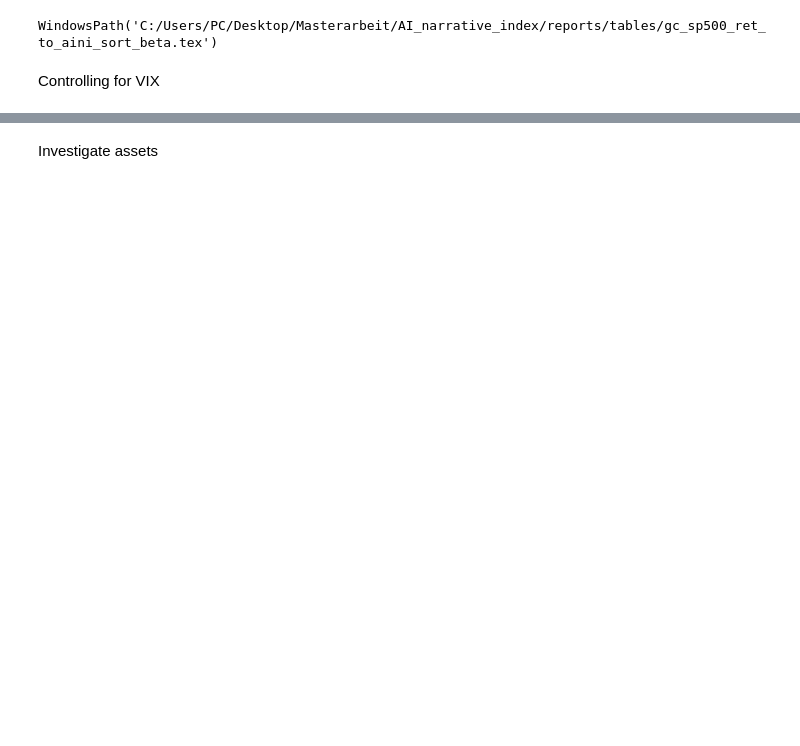
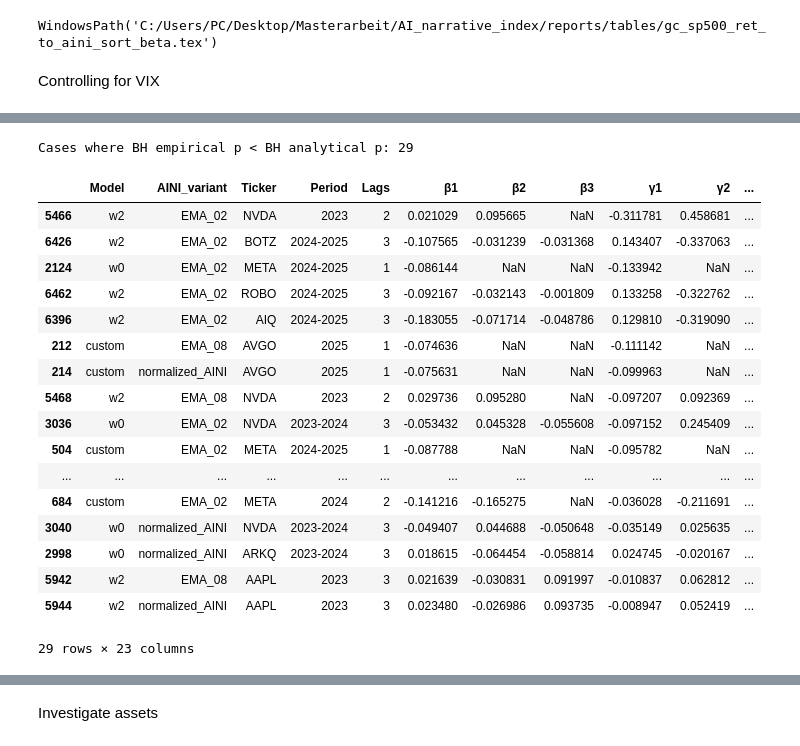
Before and after one commit to LarsIX/narrative_index, a Jupyter notebook: notebooks/analyse_gc_results.ipynb, the cells around one changed output, grey strips where cells are left out. Cells and saved outputs as stored; diff of their text form; code cells hidden in the pictures; blank space fills up the shorter version.

Commit message:
beautifying, optimizing, cleaning

```diff
--- a/notebooks/analyse_gc_results.ipynb
+++ b/notebooks/analyse_gc_results.ipynb
@@ -1323,0 +1643,34 @@ See the caveats in the documentation: https://pandas.pydata.org/pandas-docs/stab
+# %%
+# Drop all-NaN columns
+VIX_aini_to_ret_sig = VIX_aini_to_ret_sig.dropna(axis=1, how="all")
+
+# Collapse duplicate "γ1" columns into one Series
+g1_block = VIX_aini_to_ret_sig.loc[:, VIX_aini_to_ret_sig.columns == "γ1"]  # may be multiple cols
+γ1_series = (
+    g1_block.bfill(axis=1).iloc[:, 0]    # first non-null across dup γ1 cols
+    .pipe(pd.to_numeric, errors="coerce") # ensure numeric
+)
+
+# Add clean γ1, compute abs, sort, slice
+VIX_aini_to_ret_sig_sorted = (
+    VIX_aini_to_ret_sig
+    .assign(γ1_clean=γ1_series)
+    .assign(abs_γ1=lambda d: d["γ1_clean"].abs())
+    .sort_values("abs_γ1", ascending=False)
+)
+
+VIX_aini_to_ret_sig_sort_cut = VIX_aini_to_ret_sig_sorted.iloc[:20].drop(columns=["abs_γ1"])
+
+# Export LaTeX
+export_regression_table(
+    df=VIX_aini_to_ret_sig_sort_cut,
+    title="Granger-Causality, jointly significant results (AINI $\\to$ Returns, controlled for VIX).Top 20 Sorted by $\gamma_1$. \\textit{Source:} Own.",
+    output_filename="gc_vix_aini_to_ret_sort_Gamma_cut",
+    output_format="tex",
+    latex_env="tabular",
+    include_caption_label=True,
+    coef_digits=3,
+    p_digits=3,
+    tabcolsep_pt=2.0,
+    font_size_cmd="scriptsize",
+)
@@ -1323,0 +1720,28 @@ See the caveats in the documentation: https://pandas.pydata.org/pandas-docs/stab
+# %%
+VIX_aini_to_ret_sig_r2 = VIX_aini_to_ret_sig_sorted.copy()
+
+mask = VIX_aini_to_ret_sig_r2['BH empirical p'] < VIX_aini_to_ret_sig_r2['BH analytical p']
+df_higher_empirical = VIX_aini_to_ret_sig_r2[mask]
+
+print(f"Cases where BH empirical p < BH analytical p: {mask.sum()}")
+df_higher_empirical
+# %% [output]
+Cases where BH empirical p < BH analytical p: 29
+|  | Model | AINI_variant | Ticker | Period | Lags | β1 | β2 | β3 | γ1 | γ2 | ... |
+| 5466 | w2 | EMA_02 | NVDA | 2023 | 2 | 0.021029 | 0.095665 | NaN | -0.311781 | 0.458681 | ... |
+| 6426 | w2 | EMA_02 | BOTZ | 2024-2025 | 3 | -0.107565 | -0.031239 | -0.031368 | 0.143407 | -0.337063 | ... |
+| 2124 | w0 | EMA_02 | META | 2024-2025 | 1 | -0.086144 | NaN | NaN | -0.133942 | NaN | ... |
+| 6462 | w2 | EMA_02 | ROBO | 2024-2025 | 3 | -0.092167 | -0.032143 | -0.001809 | 0.133258 | -0.322762 | ... |
+| 6396 | w2 | EMA_02 | AIQ | 2024-2025 | 3 | -0.183055 | -0.071714 | -0.048786 | 0.129810 | -0.319090 | ... |
+| 212 | custom | EMA_08 | AVGO | 2025 | 1 | -0.074636 | NaN | NaN | -0.111142 | NaN | ... |
+| 214 | custom | normalized_AINI | AVGO | 2025 | 1 | -0.075631 | NaN | NaN | -0.099963 | NaN | ... |
+| 5468 | w2 | EMA_08 | NVDA | 2023 | 2 | 0.029736 | 0.095280 | NaN | -0.097207 | 0.092369 | ... |
+| 3036 | w0 | EMA_02 | NVDA | 2023-2024 | 3 | -0.053432 | 0.045328 | -0.055608 | -0.097152 | 0.245409 | ... |
+| 504 | custom | EMA_02 | META | 2024-2025 | 1 | -0.087788 | NaN | NaN | -0.095782 | NaN | ... |
+| ... | ... | ... | ... | ... | ... | ... | ... | ... | ... | ... | ... |
+| 684 | custom | EMA_02 | META | 2024 | 2 | -0.141216 | -0.165275 | NaN | -0.036028 | -0.211691 | ... |
+| 3040 | w0 | normalized_AINI | NVDA | 2023-2024 | 3 | -0.049407 | 0.044688 | -0.050648 | -0.035149 | 0.025635 | ... |
+| 2998 | w0 | normalized_AINI | ARKQ | 2023-2024 | 3 | 0.018615 | -0.064454 | -0.058814 | 0.024745 | -0.020167 | ... |
+| 5942 | w2 | EMA_08 | AAPL | 2023 | 3 | 0.021639 | -0.030831 | 0.091997 | -0.010837 | 0.062812 | ... |
+| 5944 | w2 | normalized_AINI | AAPL | 2023 | 3 | 0.023480 | -0.026986 | 0.093735 | -0.008947 | 0.052419 | ... |
+29 rows × 23 columns
```
Also changed, not shown: parts of 68 cells of this notebook, 50 other files.
